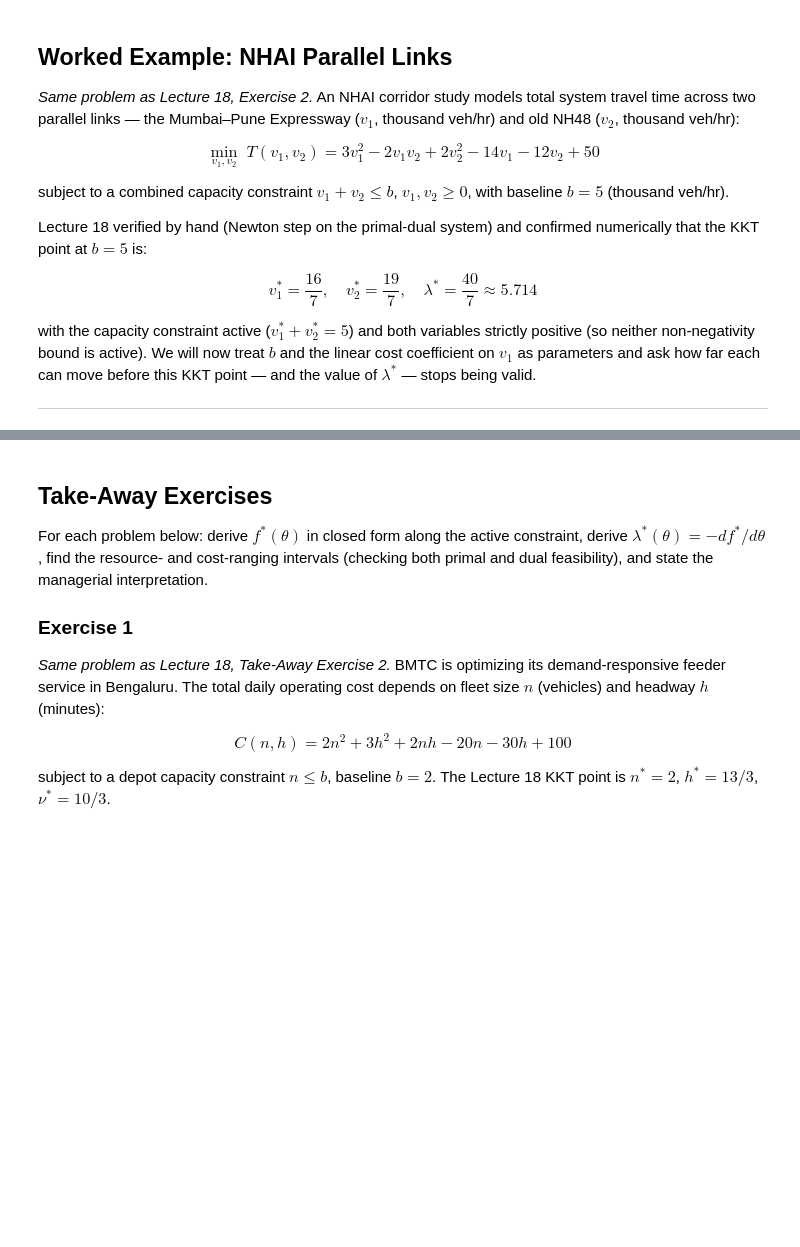
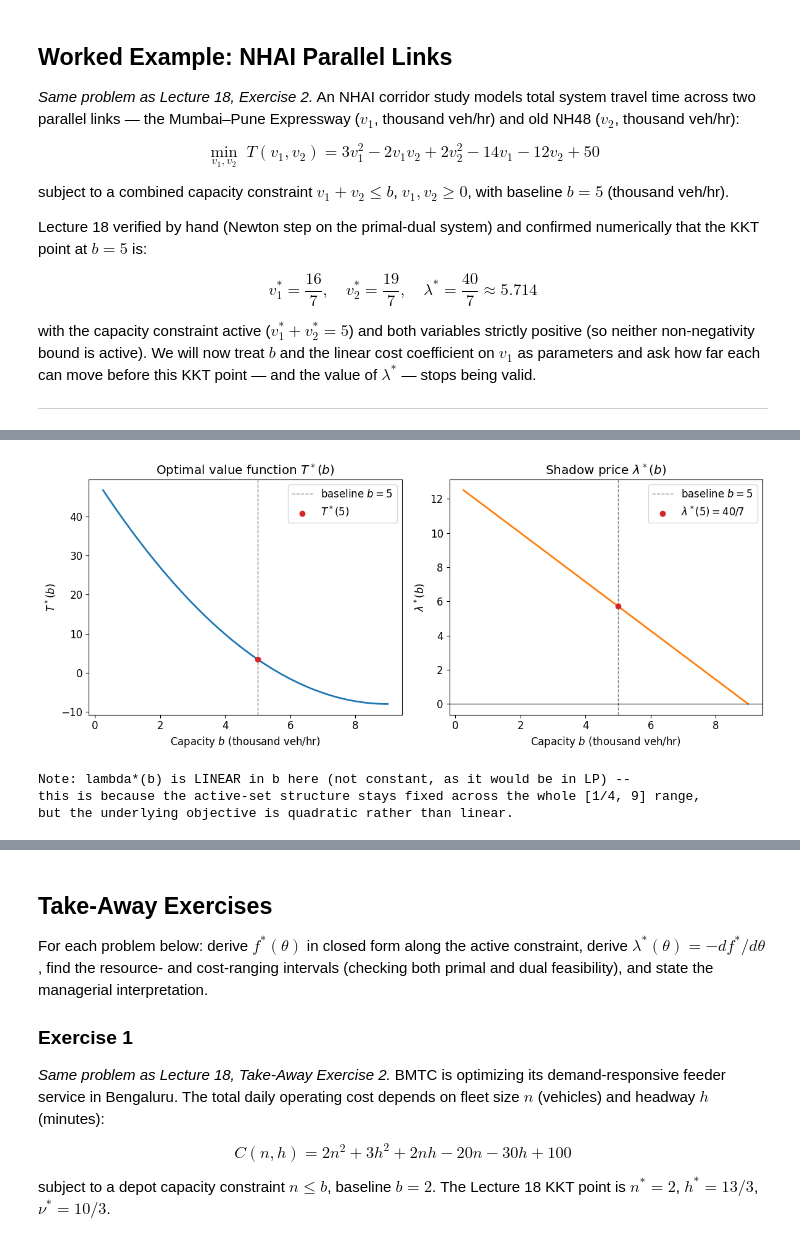
Before and after one commit to anmpahwa/CV5972, a Jupyter notebook: book/content/lecture_19.ipynb, the cells around one changed output, grey strips where cells are left out. Cells and saved outputs as stored; diff of their text form; code cells hidden in the pictures; blank space fills up the shorter version.

```diff
--- a/book/content/lecture_19.ipynb
+++ b/book/content/lecture_19.ipynb
@@ -153,35 +162,40 @@ Within this range, $\lambda^*(b) = \frac{90}{7}-\frac{10}{7}b$ gives the *exact,
 # --- Resource ranging: f*(b) and lambda*(b) over their valid range ---
 
 b_vals = np.linspace(0.25, 9, 200)
-f_star_vals = (5/7)*b_vals**2 - (90/7)*b_vals + 349/7
+f_star_vals = (5/7)*b_vals2 - (90/7)*b_vals + 349/7
 lambda_vals = (90/7) - (10/7)*b_vals
 
 fig, (ax1, ax2) = plt.subplots(1, 2, figsize=(12, 5))
 
 ax1.plot(b_vals, f_star_vals, color='tab:blue', lw=2)
 ax1.axvline(5, color='gray', ls='--', lw=1, label=r'baseline $b=5$')
-f_star_at_5 = (5/7)*5**2 - (90/7)*5 + 349/7
+f_star_at_5 = (5/7)*52 - (90/7)*5 + 349/7
 ax1.scatter([5], [f_star_at_5], color='tab:red', zorder=5, label=r'$T^*(5)$')
 ax1.set_xlabel(r'Capacity $b$ (thousand veh/hr)')
 ax1.set_ylabel(r'$T^*(b)$')
 ax1.set_title(r'Optimal value function $T^*(b)$')
 ax1.legend()
 
 ax2.plot(b_vals, lambda_vals, color='tab:orange', lw=2)
 ax2.axvline(5, color='gray', ls='--', lw=1, label=r'baseline $b=5$')
 ax2.axhline(0, color='black', lw=0.8)
 ax2.scatter([5], [40/7], color='tab:red', zorder=5, label=r'$\lambda^*(5)=40/7$')
 ax2.set_xlabel(r'Capacity $b$ (thousand veh/hr)')
 ax2.set_ylabel(r'$\lambda^*(b)$')
 ax2.set_title(r'Shadow price $\lambda^*(b)$')
 ax2.legend()
 
 plt.tight_layout()
 plt.show()
 
 print("Note: lambda*(b) is LINEAR in b here (not constant, as it would be in LP) -- ")
 print("this is because the active-set structure stays fixed across the whole [1/4, 9] range,")
 print("but the underlying objective is quadratic rather than linear.")
+# %% [output]
+[figure, added]
+Note: lambda*(b) is LINEAR in b here (not constant, as it would be in LP) --
+this is because the active-set structure stays fixed across the whole [1/4, 9] range,
+but the underlying objective is quadratic rather than linear.
 # %% [markdown]
 ### Cost Ranging
 
```
Also changed, not shown: parts of 11 cells of this notebook.
